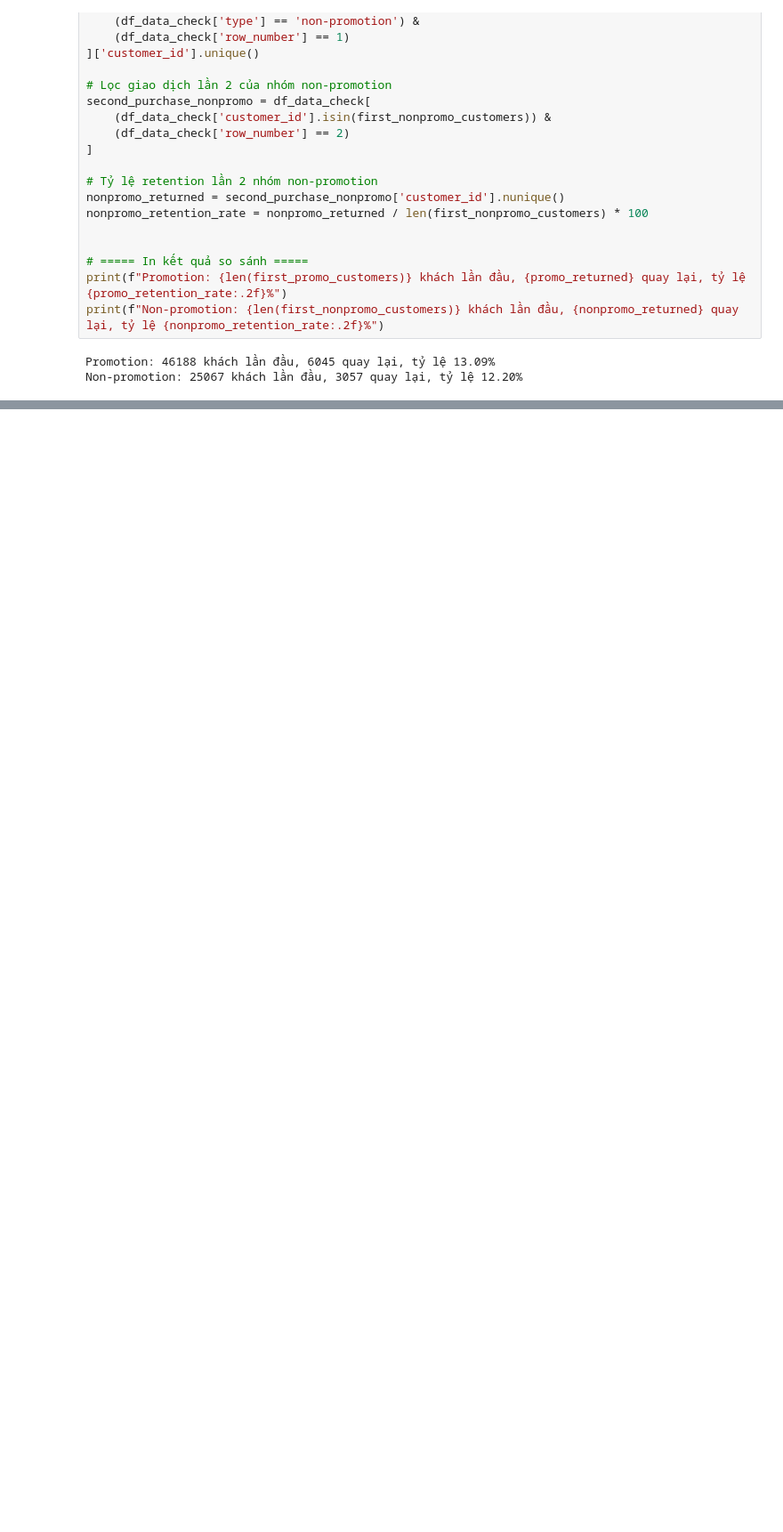
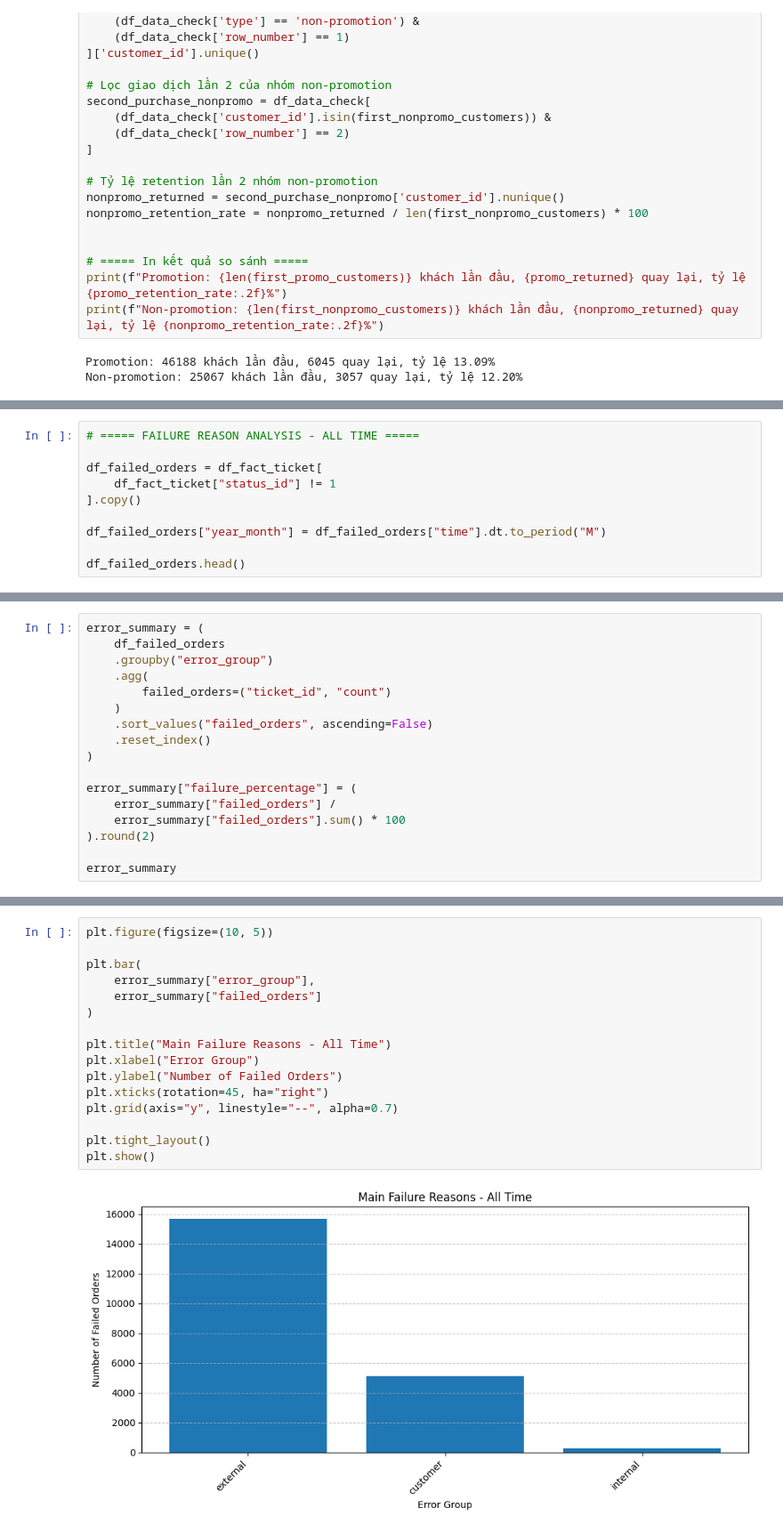
Before and after one commit to qtrung123/Online-Ticket-Booking-Data-Analysis-Customer-Retention-Study, a Jupyter notebook: notebooks/05_customer_journey.ipynb, the cells around one changed output, grey strips where cells are left out. Shown at 89% size. Saved outputs shown, nothing was run; the diff lists cells and outputs as text; blank space fills up the shorter version.

Commit message:
Update analysis notebooks

```diff
--- a/notebooks/05_customer_journey.ipynb
+++ b/notebooks/05_customer_journey.ipynb
@@ -416,0 +492,10 @@ Non-promotion: 25067 khách lần đầu, 3057 quay lại, tỷ lệ 12.20%
+# %%
+# ===== FAILURE REASON ANALYSIS - ALL TIME =====
+
+df_failed_orders = df_fact_ticket[
+    df_fact_ticket["status_id"] != 1
+].copy()
+
+df_failed_orders["year_month"] = df_failed_orders["time"].dt.to_period("M")
+
+df_failed_orders.head()
@@ -416,0 +509,17 @@ Non-promotion: 25067 khách lần đầu, 3057 quay lại, tỷ lệ 12.20%
+# %%
+error_summary = (
+    df_failed_orders
+    .groupby("error_group")
+    .agg(
+        failed_orders=("ticket_id", "count")
+    )
+    .sort_values("failed_orders", ascending=False)
+    .reset_index()
+)
+
+error_summary["failure_percentage"] = (
+    error_summary["failed_orders"] /
+    error_summary["failed_orders"].sum() * 100
+).round(2)
+
+error_summary
@@ -416,0 +531,18 @@ Non-promotion: 25067 khách lần đầu, 3057 quay lại, tỷ lệ 12.20%
+# %%
+plt.figure(figsize=(10, 5))
+
+plt.bar(
+    error_summary["error_group"],
+    error_summary["failed_orders"]
+)
+
+plt.title("Main Failure Reasons - All Time")
+plt.xlabel("Error Group")
+plt.ylabel("Number of Failed Orders")
+plt.xticks(rotation=45, ha="right")
+plt.grid(axis="y", linestyle="--", alpha=0.7)
+
+plt.tight_layout()
+plt.show()
+# %% [output]
+[figure, added]
```
Also changed, not shown: parts of 21 cells of this notebook, 2 other files.
